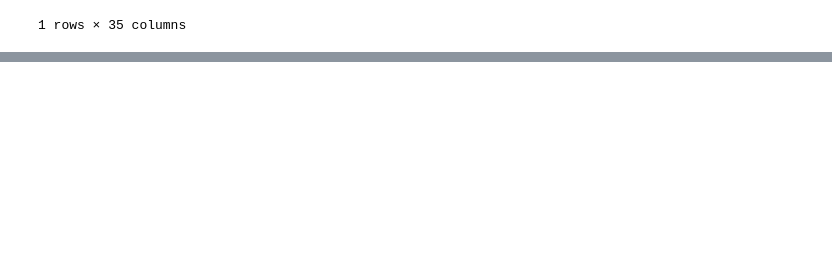
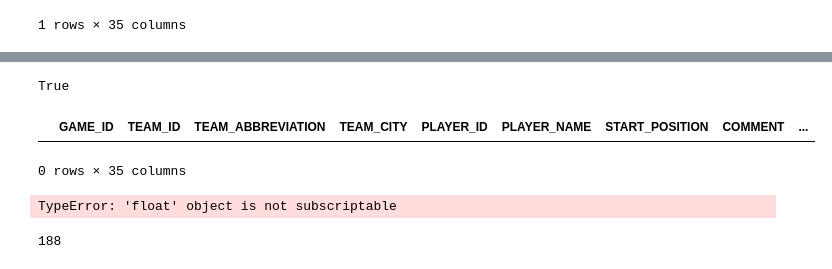
Before and after one commit to wonderui/Hoop_Fantasy, a Jupyter notebook: nba_seer-0.1/0_test_seer.ipynb, the cells around one changed output, grey strips where cells are left out. Saved outputs shown, nothing was run; the diff lists cells and outputs as text; code cells hidden in the pictures; blank space fills up the shorter version.

```diff
--- a/nba_seer-0.1/0_test_seer.ipynb
+++ b/nba_seer-0.1/0_test_seer.ipynb
@@ -218,4 +229,4 @@ game_stats_logs[(game_stats_logs['PLAYER_ID'] == 201954) & (game_stats_logs['GAM
 | 158207 | 0021600367 | 1610612758 | SAC | Sacramento | 201954 | Darren Collison | G |  | ... |
 1 rows × 35 columns
 # %%
-player_stats_logs = game_stats_logs[game_stats_logs['PLAYER_ID'] == 201954]
+player_stats_logs = game_stats_logs[game_stats_logs['PLAYER_ID'] == 267634]
@@ -250,0 +233,17 @@ player_stats_logs[(player_stats_logs['GAME_ID_O'] < '1600201228') &
+# %%
+ordered_logs = player_stats_logs.sort_values('GAME_ID_O')
+len(ordered_logs) == 0
+# %% [output]
+True
+# %%
+player_5g = ordered_logs[(ordered_logs['GAME_ID_O'] < 1700100066) &
+                             (ordered_logs['MINS'].notnull())].tail(5)
+# %%
+player_5g
+# %% [output]
+|  | GAME_ID | TEAM_ID | TEAM_ABBREVIATION | TEAM_CITY | PLAYER_ID | PLAYER_NAME | START_POSITION | COMMENT | ... |
+0 rows × 35 columns
+# %%
+min_d = datetime.datetime.strptime(player_5g['GAME_DATE_EST'].min()[:10], '%Y-%m-%d').date()
+# %% [output]
+TypeError: 'float' object is not subscriptable
@@ -250,0 +256,4 @@ player_stats_logs[(player_stats_logs['GAME_ID_O'] < '1600201228') &
+# %%
+(today - last_g_d).days
+# %% [output]
+188
```
Also changed, not shown: parts of 18 cells of this notebook, 4 other files.
